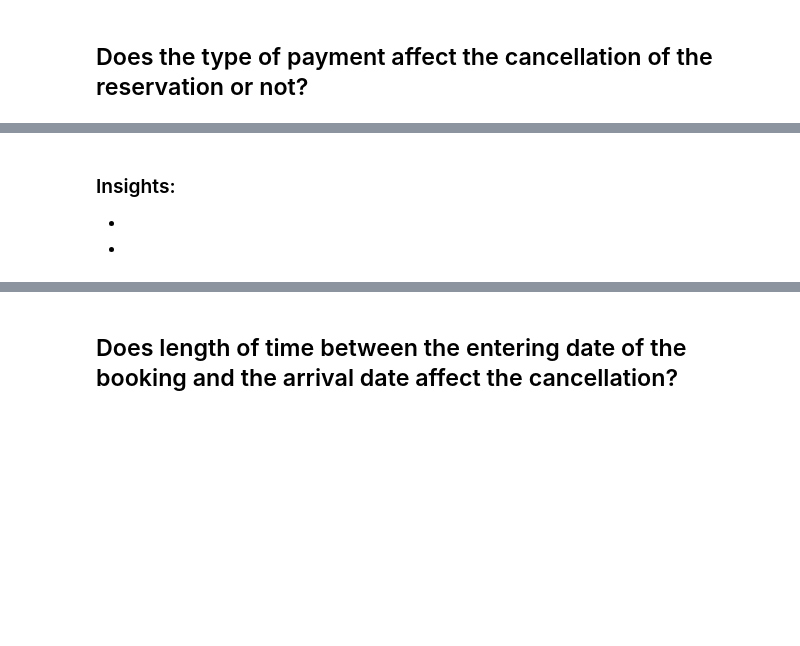
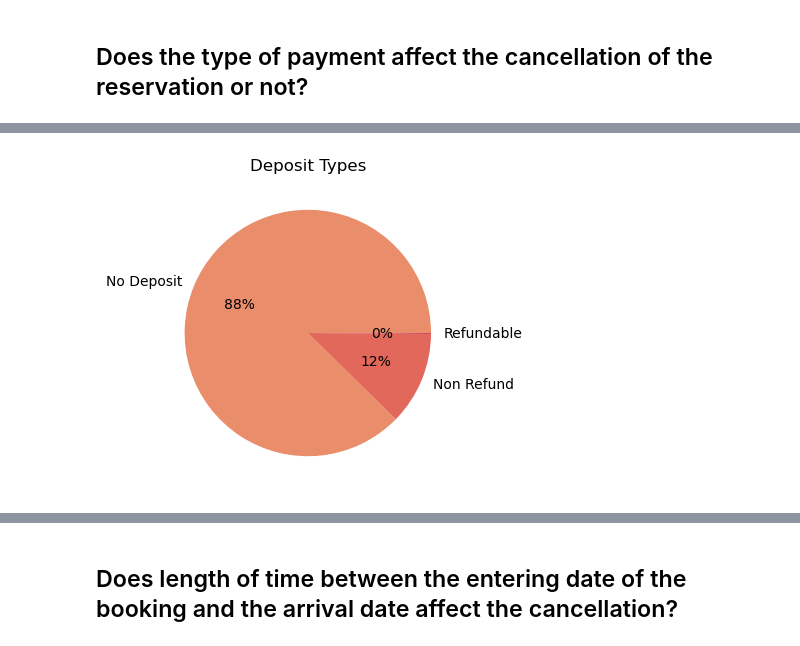
Before and after one commit to Tuwaiq-Data-Science-Bootcamp-V3/PCA-Lab1, a Jupyter notebook: CV_Assignment.ipynb, the cells around one changed output, grey strips where cells are left out. Drawn from its saved outputs; the diff is of its cells as text; code cells hidden in the pictures; blank space fills up the shorter version.

Commit message:
Norah Almuhaisen

```diff
--- a/CV_Assignment.ipynb
+++ b/CV_Assignment.ipynb
@@ -9,7 +9,7 @@ import seaborn as sns
 import matplotlib.pyplot as plt
 %matplotlib inline
 # %%
-df = pd.read_csv('hotel_bookings.csv')
+df = pd.read_csv('/Users/norah/Desktop/labs/PCA-Lab1/hotel_bookings.csv')
 # %%
 df.head()
 # %% [output]
@@ -110,4 +107,9 @@ df.describe(include='object')
-# %% [markdown]
-### Insights:
--
--
+# %%
+
+deposit_counts = df['deposit_type'].value_counts()
+sns.set_palette("flare")
+plt.figure(figsize=(4,4))
+plt.pie(deposit_counts, labels=deposit_counts.index, autopct='%1.00f%%');
+plt.title('Deposit Types');
+# %% [output]
+[figure, added]
```
Also changed, not shown: parts of 35 cells of this notebook, 1 other file.
